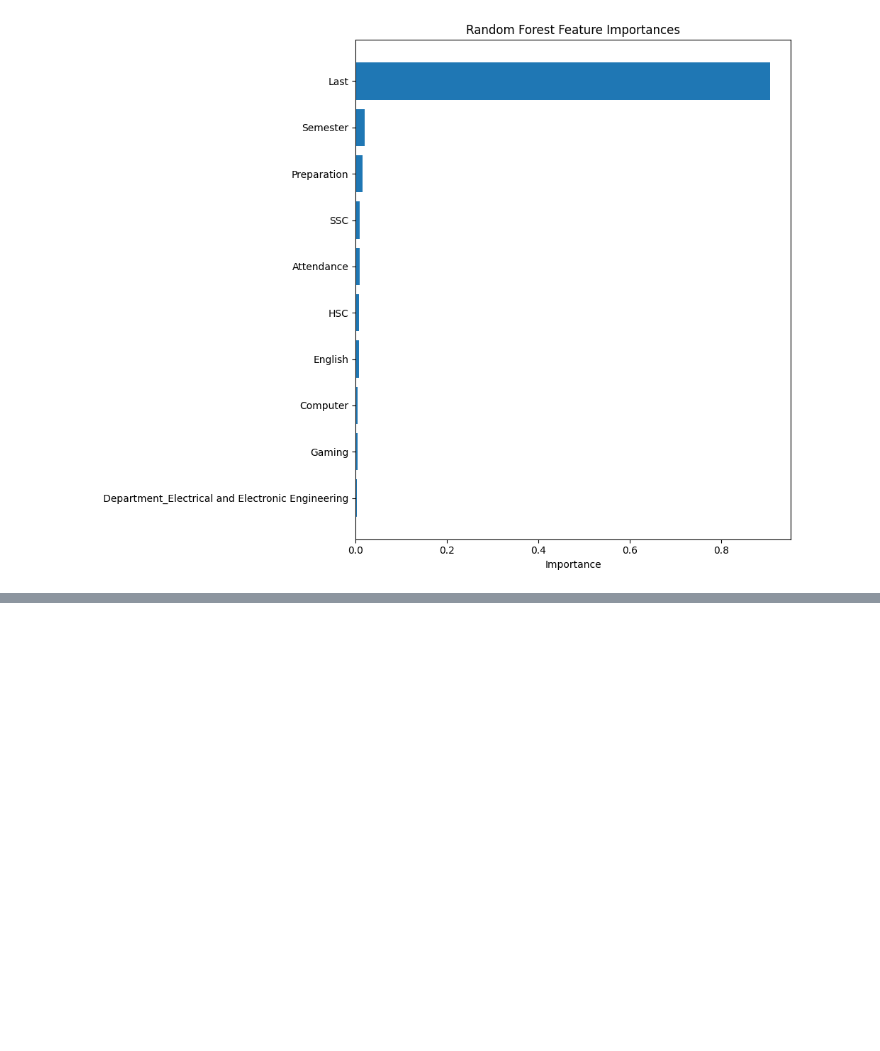
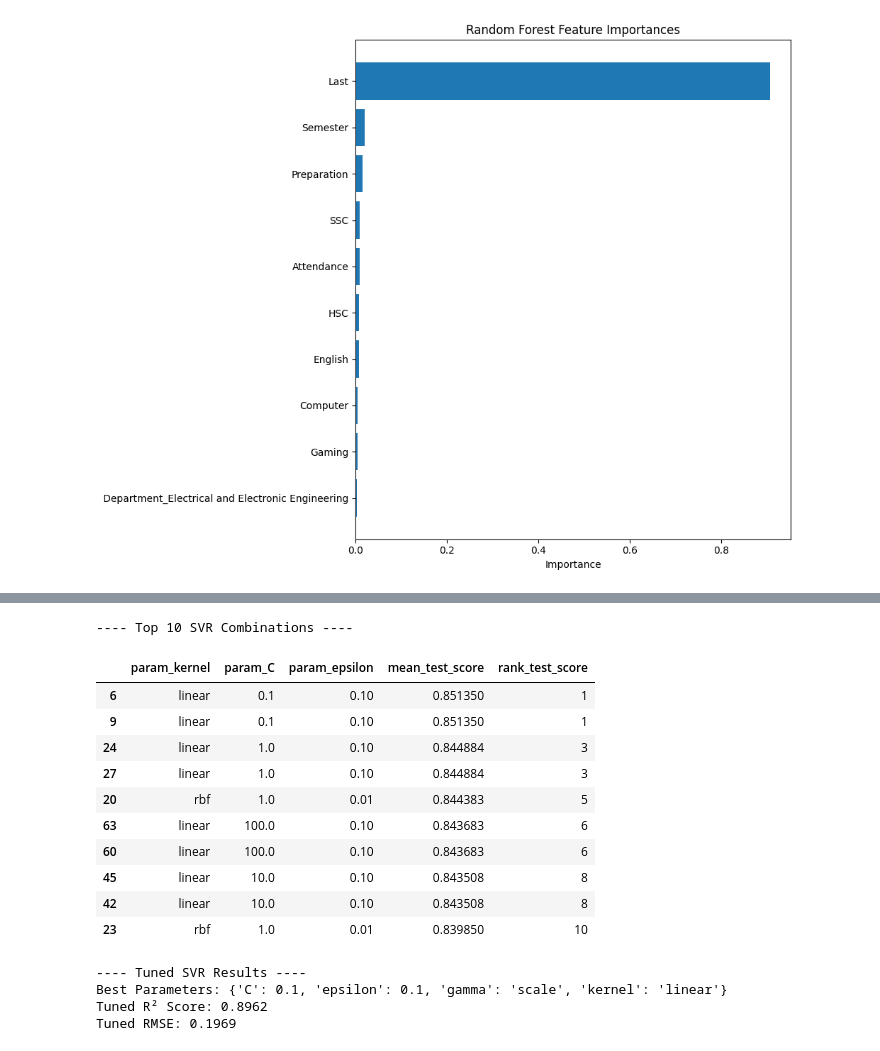
Before and after one commit to leyas-official/CS461_Project, a Jupyter notebook: preprocessing.ipynb, the cells around one changed output, grey strips where cells are left out. Drawn from its saved outputs; the diff is of its cells as text; code cells hidden in the pictures; blank space fills up the shorter version.

```diff
--- a/preprocessing.ipynb
+++ b/preprocessing.ipynb
@@ -306,0 +392,51 @@ plt.show()
+# %%
+
+# 1. Define the model
+svr = SVR()
+
+# 2. Define the grid
+param_grid_svr = {
+    'kernel': ['linear', 'poly', 'rbf'],
+    'C': [0.1, 1, 10, 100],
+    'epsilon': [0.01, 0.1, 0.5],
+    'gamma': ['scale', 'auto']
+}
+
+# 3. Setup Grid Search
+grid_svr = GridSearchCV(estimator=svr, param_grid=param_grid_svr, cv=5, scoring='r2', n_jobs=-1)
+
+# 4. Train
+grid_svr.fit(X_train, y_train)
+
+# 5. Show Top Results
+results_svr = pd.DataFrame(grid_svr.cv_results_)
+full_results_svr = results_svr[['param_kernel', 'param_C', 'param_epsilon', 'mean_test_score', 'rank_test_score']]
+
+print("---- Top 10 SVR Combinations ----")
+display(full_results_svr.sort_values(by='rank_test_score').head(10))
+
+# 6. Final Performance on Test Set
+best_svr = grid_svr.best_estimator_
+y_pred_tuned_svr = best_svr.predict(X_test)
+
+print("\n---- Tuned SVR Results ----")
+print(f"Best Parameters: {grid_svr.best_params_}")
+print(f"Tuned R² Score: {r2_score(y_test, y_pred_tuned_svr):.4f}")
+print(f"Tuned RMSE: {np.sqrt(mean_squared_error(y_test, y_pred_tuned_svr)):.4f}")
+# %% [output]
+---- Top 10 SVR Combinations ----
+|  | param_kernel | param_C | param_epsilon | mean_test_score | rank_test_score |
+| 6 | linear | 0.1 | 0.10 | 0.851350 | 1 |
+| 9 | linear | 0.1 | 0.10 | 0.851350 | 1 |
+| 24 | linear | 1.0 | 0.10 | 0.844884 | 3 |
+| 27 | linear | 1.0 | 0.10 | 0.844884 | 3 |
+| 20 | rbf | 1.0 | 0.01 | 0.844383 | 5 |
+| 63 | linear | 100.0 | 0.10 | 0.843683 | 6 |
+| 60 | linear | 100.0 | 0.10 | 0.843683 | 6 |
+| 45 | linear | 10.0 | 0.10 | 0.843508 | 8 |
+| 42 | linear | 10.0 | 0.10 | 0.843508 | 8 |
+| 23 | rbf | 1.0 | 0.01 | 0.839850 | 10 |
+---- Tuned SVR Results ----
+Best Parameters: {'C': 0.1, 'epsilon': 0.1, 'gamma': 'scale', 'kernel': 'linear'}
+Tuned R² Score: 0.8962
+Tuned RMSE: 0.1969
```
Also changed, not shown: parts of 9 cells of this notebook.
